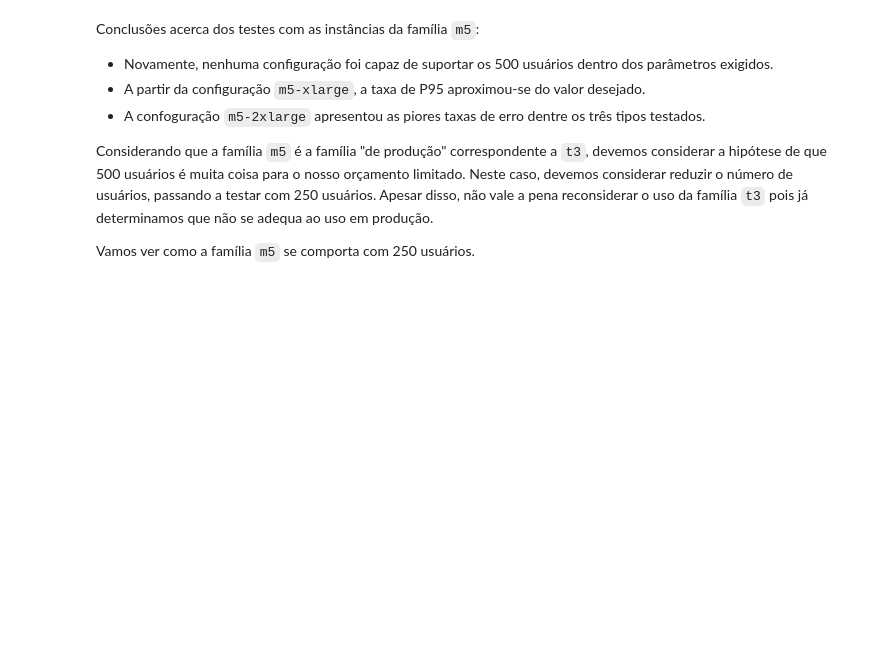
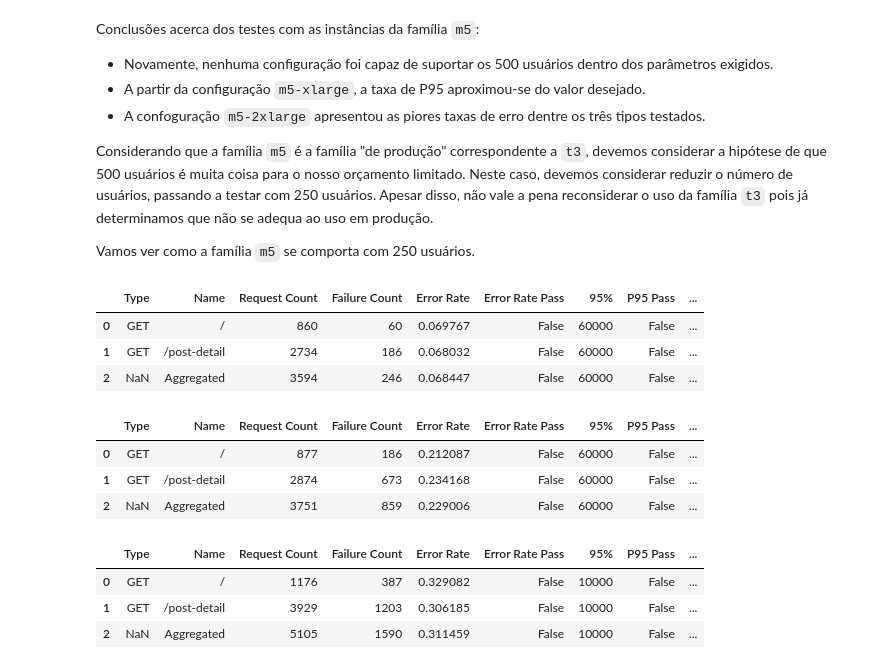
Before and after one commit to jonasluz/DIA.X540.cloud-ai, a Jupyter notebook: Project-4/Project-4.ipynb, the cells around one changed output. Saved outputs shown, nothing was run; the diff lists cells and outputs as text; code cells hidden in the pictures; blank space fills up the shorter version.

Commit message:
Lab Results | Analysis of m5 family for 250 users.

```diff
--- a/Project-4/Project-4.ipynb
+++ b/Project-4/Project-4.ipynb
@@ -372,3 +372,24 @@ Conclusões acerca dos testes com as instâncias da família `m5`:
 Considerando que a família `m5` é a família "de produção" correspondente a `t3`, devemos considerar a hipótese de que 500 usuários é muita coisa para o nosso orçamento limitado. Neste caso, devemos considerar reduzir o número de usuários, passando a testar com 250 usuários. Apesar disso, não vale a pena reconsiderar o uso da família `t3` pois já determinamos que não se adequa ao uso em produção.
 
 Vamos ver como a família `m5` se comporta com 250 usuários.
+# %%
+evaluate_results_from_csv('results/m5-large_250u_5i_stats.csv')
+# %% [output]
+|  | Type | Name | Request Count | Failure Count | Error Rate | Error Rate Pass | 95% | P95 Pass | ... |
+| 0 | GET | / | 860 | 60 | 0.069767 | False | 60000 | False | ... |
+| 1 | GET | /post-detail | 2734 | 186 | 0.068032 | False | 60000 | False | ... |
+| 2 | NaN | Aggregated | 3594 | 246 | 0.068447 | False | 60000 | False | ... |
+# %%
+evaluate_results_from_csv('results/m5-xlarge_250u_2i_stats.csv')
+# %% [output]
+|  | Type | Name | Request Count | Failure Count | Error Rate | Error Rate Pass | 95% | P95 Pass | ... |
+| 0 | GET | / | 877 | 186 | 0.212087 | False | 60000 | False | ... |
+| 1 | GET | /post-detail | 2874 | 673 | 0.234168 | False | 60000 | False | ... |
+| 2 | NaN | Aggregated | 3751 | 859 | 0.229006 | False | 60000 | False | ... |
+# %%
+evaluate_results_from_csv('results/m5-2xlarge_250u_1i_stats.csv')
+# %% [output]
+|  | Type | Name | Request Count | Failure Count | Error Rate | Error Rate Pass | 95% | P95 Pass | ... |
+| 0 | GET | / | 1176 | 387 | 0.329082 | False | 10000 | False | ... |
+| 1 | GET | /post-detail | 3929 | 1203 | 0.306185 | False | 10000 | False | ... |
+| 2 | NaN | Aggregated | 5105 | 1590 | 0.311459 | False | 10000 | False | ... |
```
Also changed, not shown: parts of 1 cell of this notebook, 4 other files.
